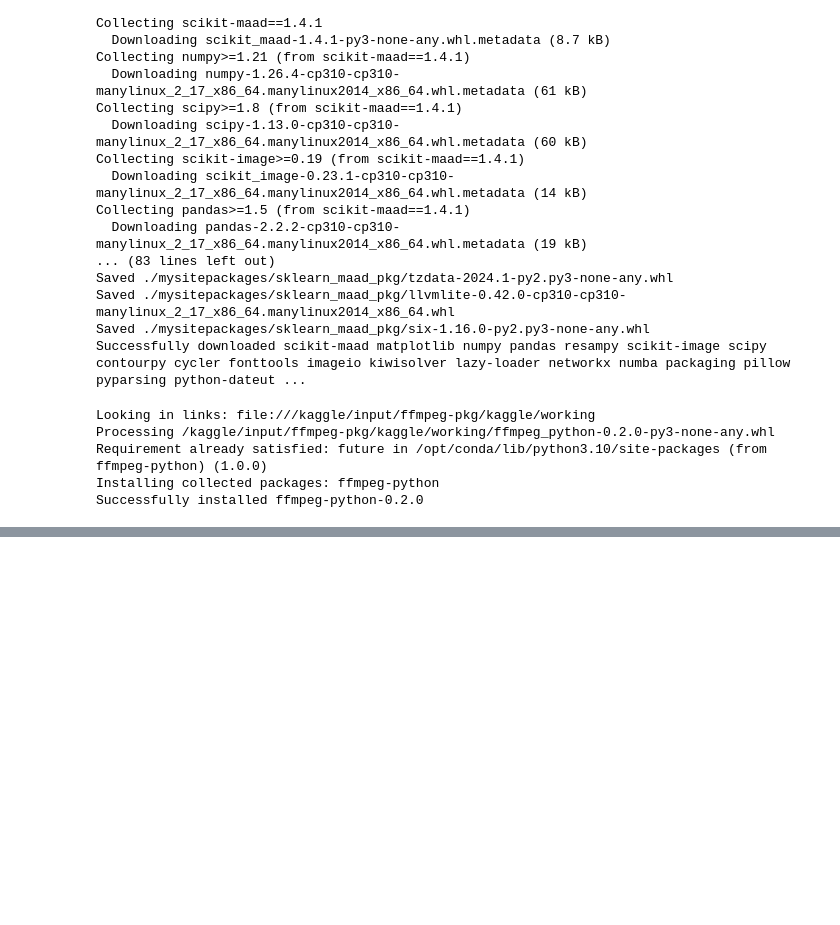
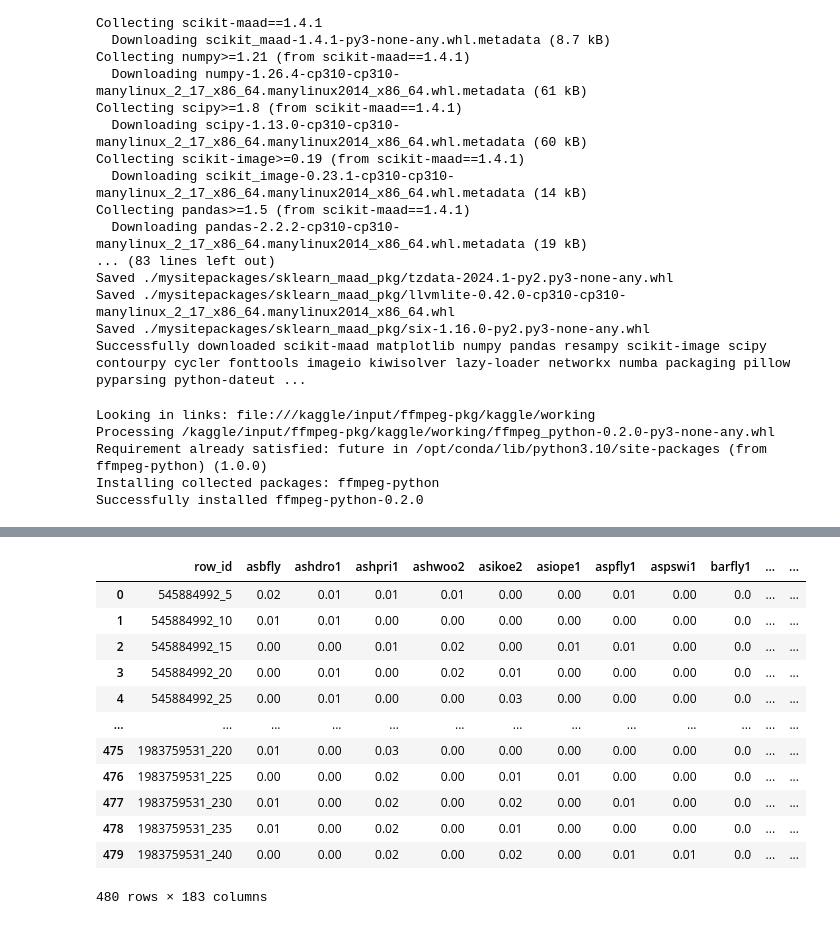
Before and after one commit to sumaniitm/BirdCLEF-2024-kaggle, a Jupyter notebook: find_regions_of_interest.ipynb, the cells around one changed output, grey strips where cells are left out. Saved outputs shown, nothing was run; the diff lists cells and outputs as text; code cells hidden in the pictures; blank space fills up the shorter version.

Commit message:
Kaggle Notebook | find_regions_of_interest | v1.3

```diff
--- a/find_regions_of_interest.ipynb
+++ b/find_regions_of_interest.ipynb
@@ -109,20 +109,23 @@ len(test_files)"""
 # %%
+# root_path = '/kaggle/input/birdclef-2024/test_soundscapes/'
+root_path = '/kaggle/input/birdclef-2024/unlabeled_soundscapes/'
+
 durations = {}
 
-for file in tqdm(filenames):
-    full_path = '/kaggle/input/birdclef-2024/test_soundscapes/'+file
+for file in tqdm(test_files):
+    full_path = root_path+file
     audio, sample_rate = librosa.load(path=full_path, sr=32000)
     durations[file] = round(len(audio) / sample_rate)
 # %%
 chunk_dict = {}
 
-for file in tqdm(filenames):
-    full_path = '/kaggle/input/birdclef-2024/test_soundscapes/'+file
+for file in tqdm(test_files):
+    full_path = root_path+file
 
     if durations[file] <= 240:
-        duration = durations[file]
+        duration = durations[file]+5
     else:
-        duration = 240
+        duration = 240+5
 
     for j in range(5,duration,5):
         f_offset = float(j-5)
@@ -137,19 +140,8 @@ for file in tqdm(filenames):
 meta_data = pl.read_csv('../input/birdclef-2024/train_metadata.csv', low_memory=True)
 bird_cols = list(meta_data['primary_label'].unique().sort())
 
-sample_submit = pd.read_csv("/kaggle/input/birdclef-2024/sample_submission.csv")
-submit = pd.DataFrame(columns=sample_submit.columns, dtype="object")
+submit = pd.read_csv("/kaggle/input/birdclef-2024/sample_submission.csv")
+submit['row_id'] = 'samples'
 
-convert_dict = {'row_id': str}
-for bird in bird_cols:
-    convert_dict[bird] = 'float'
-
-submit = submit.astype(convert_dict)
-print(submit.dtypes)
-
-submission_df = pd.DataFrame(columns=sample_submit.columns)
-print("submission file shape at start", submission_df.shape)
-
-submission_df = submission_df.astype(convert_dict)
-print(submission_df.dtypes)
+submit
 # %% [output]
@@ -176,9 +156,12 @@ random_forest_model = load('/kaggle/input/trained-audio-model-v-01/audio_classif
 # this is where the inference loop will go
 
 for file_name, feature_set in tqdm(chunk_dict.items()):
-    submit['row_id'] = file_name
-    submit[bird_cols] = random_forest_model.predict_proba(feature_set)
-    submission_df = pd.concat([submission_df,submit]).reset_index(drop=True)
+    df = pd.DataFrame(random_forest_model.predict_proba(feature_set), columns=bird_cols)
+    df.insert(loc=0, column='row_id', value=file_name)
+    submit = pd.concat([submit,df]).reset_index(drop=True)
+
+i = submit[(submit.row_id == 'samples')].index
+submit = submit.drop(i).reset_index(drop=True)
 # %%
 """for i in range(len(filenames_with_path)):
     audio, sample_rate = librosa.load(path=filenames_with_path[i], sr=32000)
@@ -215,2 +199,18 @@ for file_name, feature_set in tqdm(chunk_dict.items()):
+# %%
+submit
+# %% [output]
+|  | row_id | asbfly | ashdro1 | ashpri1 | ashwoo2 | asikoe2 | asiope1 | aspfly1 | aspswi1 | barfly1 | ... | ... |
+| 0 | 545884992_5 | 0.02 | 0.01 | 0.01 | 0.01 | 0.00 | 0.00 | 0.01 | 0.00 | 0.0 | ... | ... |
+| 1 | 545884992_10 | 0.01 | 0.01 | 0.00 | 0.00 | 0.00 | 0.00 | 0.00 | 0.00 | 0.0 | ... | ... |
+| 2 | 545884992_15 | 0.00 | 0.00 | 0.01 | 0.02 | 0.00 | 0.01 | 0.01 | 0.00 | 0.0 | ... | ... |
+| 3 | 545884992_20 | 0.00 | 0.01 | 0.00 | 0.02 | 0.01 | 0.00 | 0.00 | 0.00 | 0.0 | ... | ... |
+| 4 | 545884992_25 | 0.00 | 0.01 | 0.00 | 0.00 | 0.03 | 0.00 | 0.00 | 0.00 | 0.0 | ... | ... |
+| ... | ... | ... | ... | ... | ... | ... | ... | ... | ... | ... | ... | ... |
+| 475 | 1983759531_220 | 0.01 | 0.00 | 0.03 | 0.00 | 0.00 | 0.00 | 0.00 | 0.00 | 0.0 | ... | ... |
+| 476 | 1983759531_225 | 0.00 | 0.00 | 0.02 | 0.00 | 0.01 | 0.01 | 0.00 | 0.00 | 0.0 | ... | ... |
+| 477 | 1983759531_230 | 0.01 | 0.00 | 0.02 | 0.00 | 0.02 | 0.00 | 0.01 | 0.00 | 0.0 | ... | ... |
+| 478 | 1983759531_235 | 0.01 | 0.00 | 0.02 | 0.00 | 0.01 | 0.00 | 0.00 | 0.00 | 0.0 | ... | ... |
+| 479 | 1983759531_240 | 0.00 | 0.00 | 0.02 | 0.00 | 0.02 | 0.00 | 0.01 | 0.01 | 0.0 | ... | ... |
+480 rows × 183 columns
 # %%
 sample_submission = pd.read_csv("/kaggle/input/birdclef-2024/sample_submission.csv")
```
Also changed, not shown: parts of 7 cells of this notebook.
